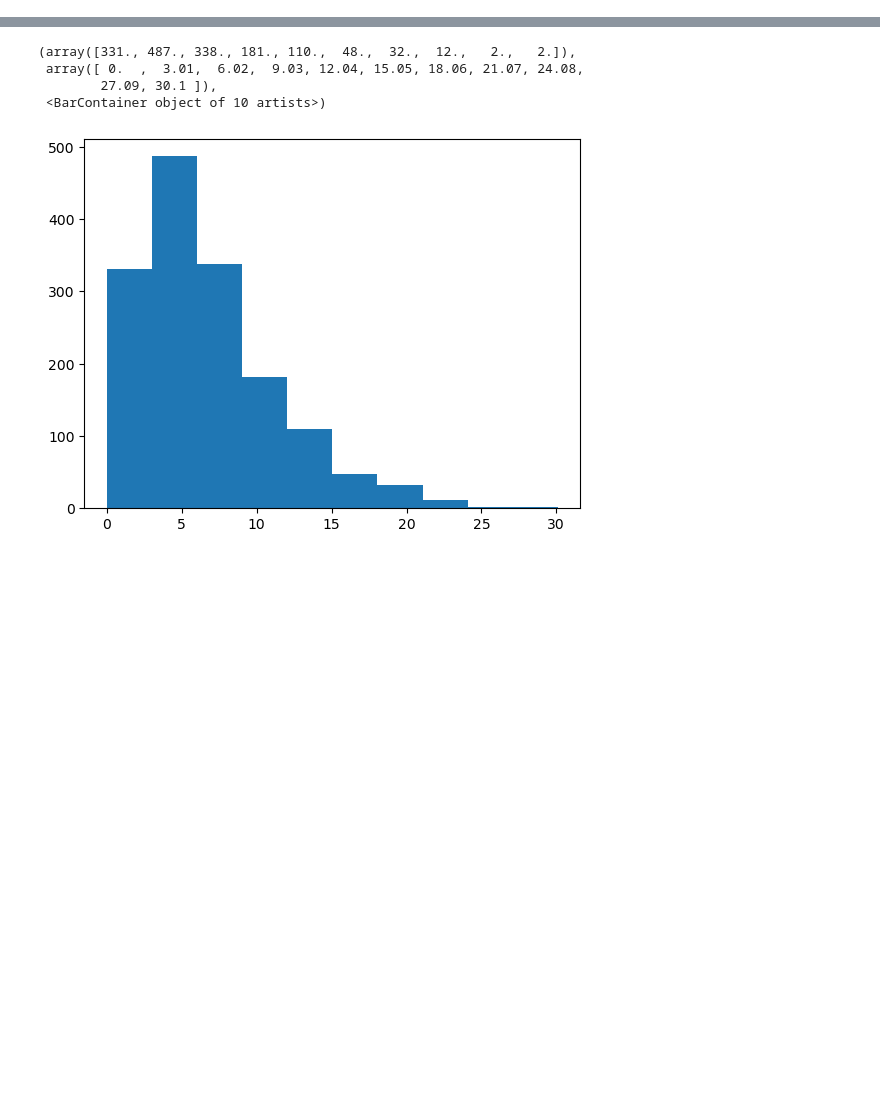
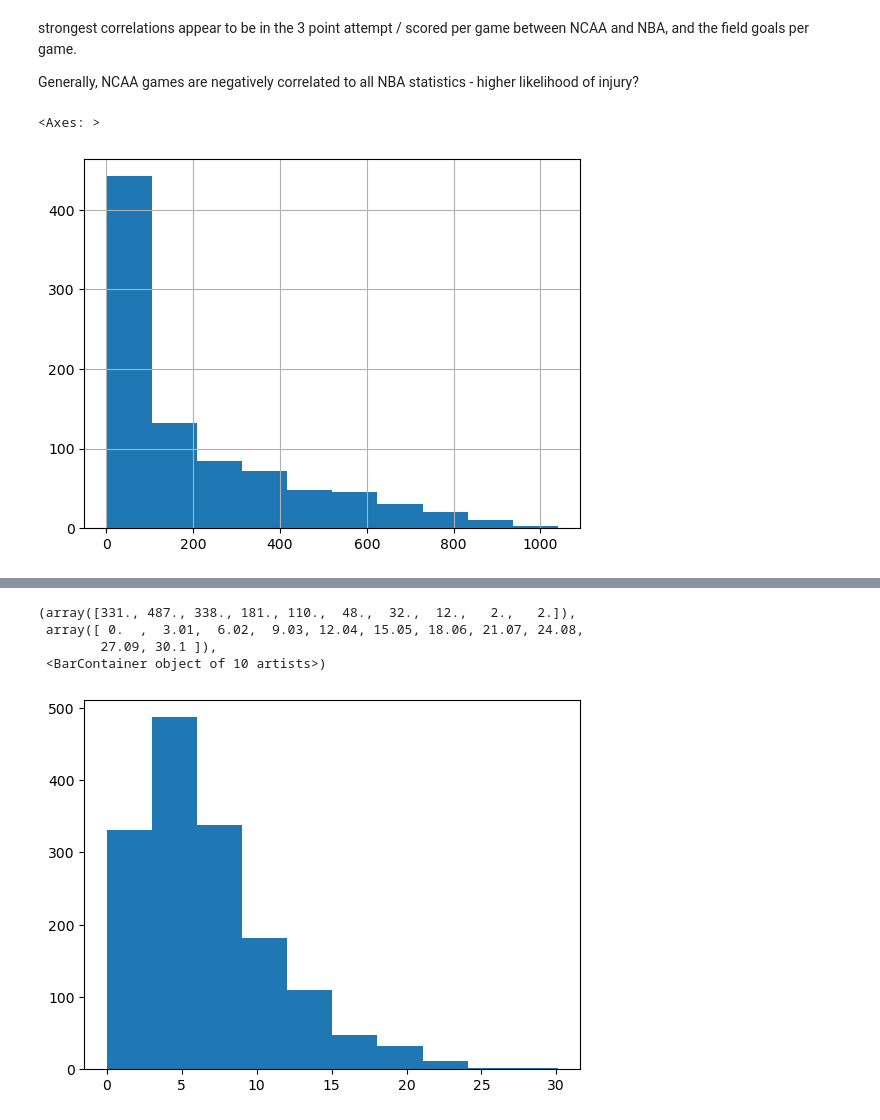
Before and after one commit to mattietoll/ISYE6740-Final-Project, a Jupyter notebook: data exploration.ipynb, the cells around one changed output, grey strips where cells are left out. Cells and saved outputs as stored; diff of their text form; code cells hidden in the pictures; blank space fills up the shorter version.

```diff
--- a/data exploration.ipynb
+++ b/data exploration.ipynb
@@ -13,3 +48,2 @@ data = pd.read_csv('players.csv')
 # %%
-data.dropna(axis=0,inplace=True)
 data.reset_index(inplace=True)
@@ -30,0 +100,9 @@ sns.heatmap(c.iloc[0:12,12:24])
+# %% [markdown]
+strongest correlations appear to be in the 3 point attempt / scored per game between NCAA and NBA, and the field goals per game.
+
+Generally, NCAA games are negatively correlated to all NBA statistics - higher likelihood of injury?
+# %%
+updated['NBA_g_played'].hist(bins=10)
+# %% [output]
+<Axes: >
+[figure, added]
```
Also changed, not shown: parts of 24 cells of this notebook.
